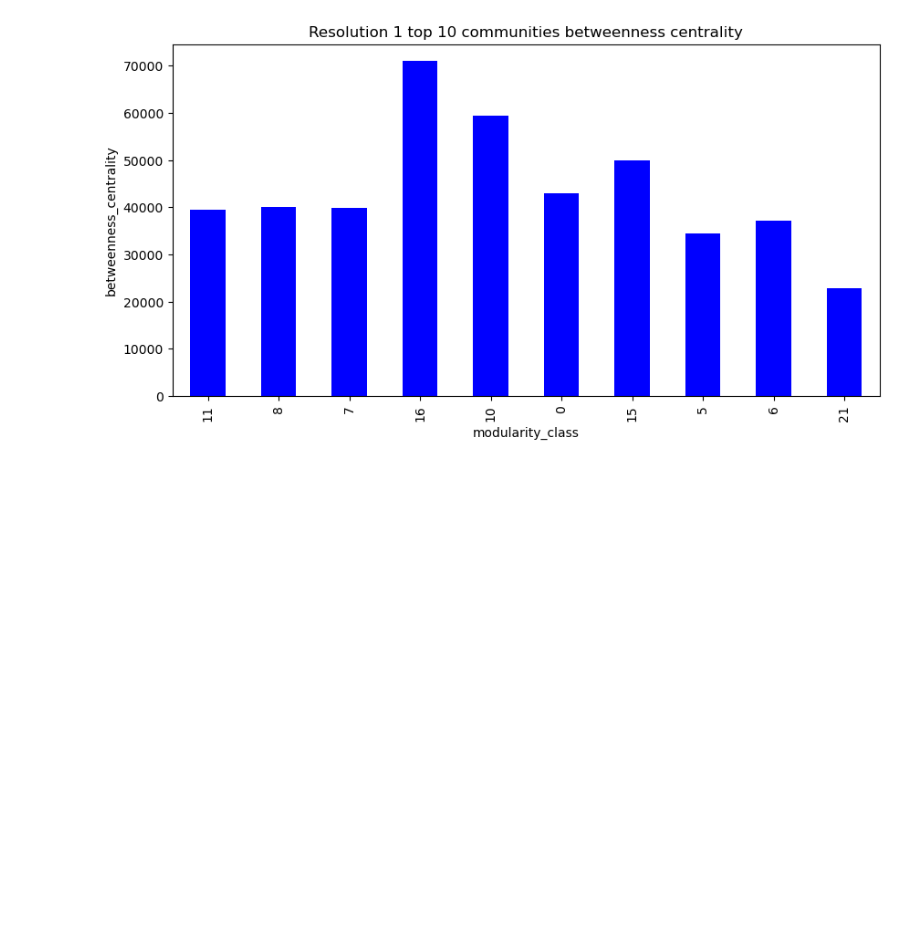
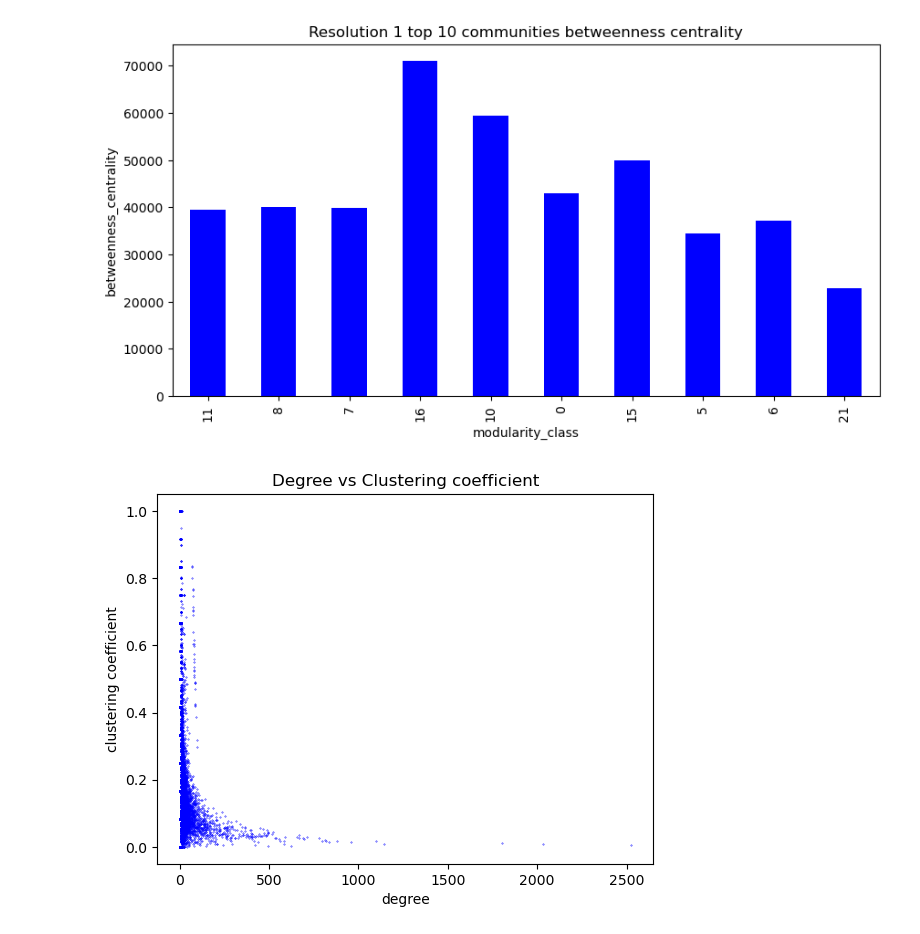
Before and after one commit to DMSN-P14/dmsn-groupproject, a Jupyter notebook: task1.ipynb, the cells around one changed output. Cells and saved outputs as stored; diff of their text form; code cells hidden in the pictures; blank space fills up the shorter version.

Commit message:
Added graphs

```diff
--- a/task1.ipynb
+++ b/task1.ipynb
@@ -210,3 +202,13 @@ plt.savefig('top10 communities avg betweenness.png', dpi=300)
 plt.show()
 # %% [output]
 [figure]
+# %%
+# make a plot of degree vs clustering coefficient
+plt.scatter(res1['Degree'], res1['clustering'], s=0.1, color='blue')
+plt.title('Degree vs Clustering coefficient')
+plt.xlabel('degree')
+plt.ylabel('clustering coefficient')
+plt.savefig('degree vs clustering.png', dpi=300)
+plt.show()
+# %% [output]
+[figure, added]
```
Also changed, not shown: parts of 4 cells of this notebook, 2 other files.
